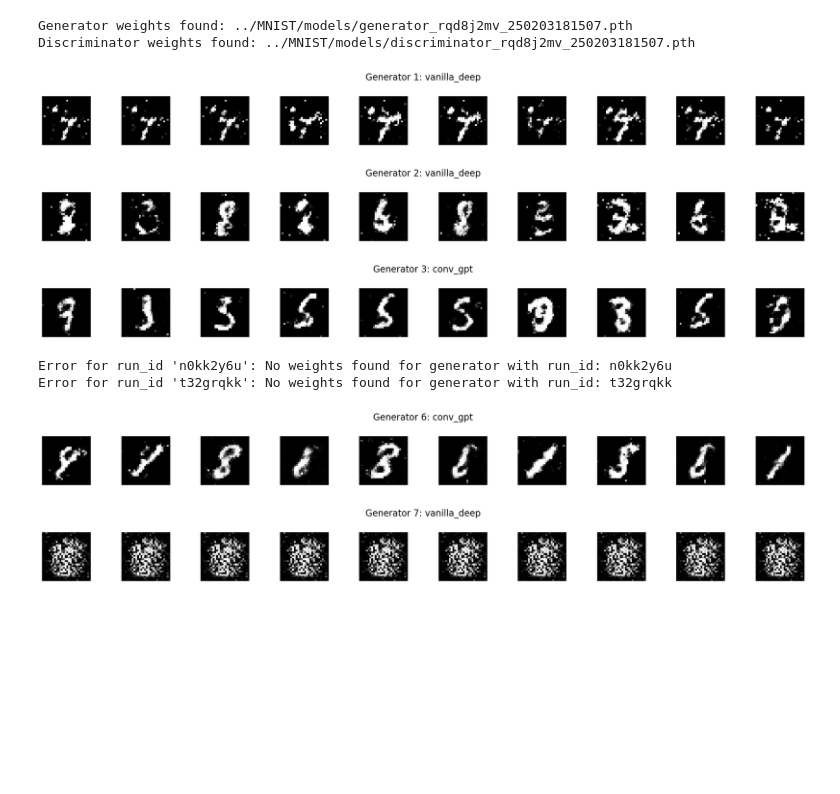
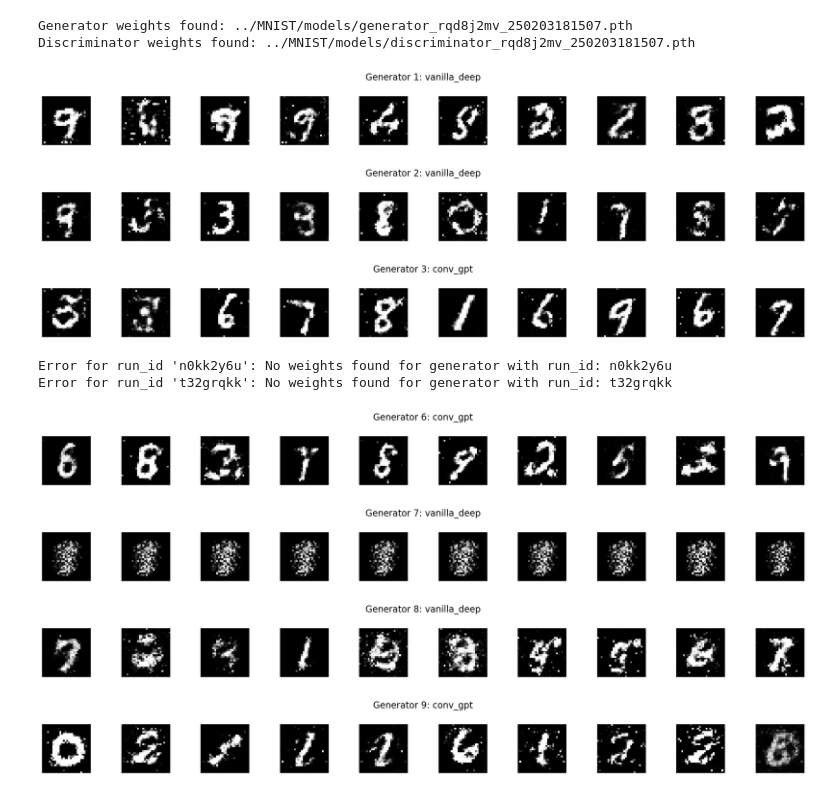
Before and after one commit to bobbypestana/gan_noise, a Jupyter notebook: notebooks/explore_results.ipynb, the cells around one changed output. Drawn from its saved outputs; the diff is of its cells as text; code cells hidden in the pictures; blank space fills up the shorter version.

```diff
--- a/notebooks/explore_results.ipynb
+++ b/notebooks/explore_results.ipynb
@@ -274,54 +274,56 @@ def compare_generators(run_ids, architectures, latent_sizes, num_samples=10, noi
             print(f"Unexpected error for run_id '{run_id}': {e}")
 # %%
 # List of run_ids to compare
-run_ids = ["rqd8j2mv", "0aua94i4", "oho43hkl",  "n0kk2y6u", "t32grqkk", "9jzv8psh", "nay85spo"]  # Replace with your list of run_ids
+run_ids = ["rqd8j2mv", "0aua94i4", "oho43hkl",  "n0kk2y6u", "t32grqkk", "9jzv8psh", "nay85spo", "xqa98702", "pmxtdp62"]  # Replace with your list of run_ids
 
 # Number of samples per Generator
 num_samples = 10
 
 custom_noise_config = {
     # Options: 'normal', 'uniform', 'exponential', 'lognormal', 'gamma', 'poisson', 'random_binary', 'pfc_sim'.
-    "noise_type": "pfc_sim",
-    "noise_mean": 0.0,
-    "noise_std": 1.0,
+    "noise_type": "normal",
+    "noise_mean":0.0,
+    "noise_std": 2.0,
     "noise_min": -1.0,
     "noise_max": 1.0,
     "noise_lambda": 1.0,
     "noise_alpha": 2.0,
     "noise_beta": 1.0,
     "photonic_modes": 8,  # Number of photonic modes (for PFC simulation)
     "photonic_layers": 3,  # Number of layers (for PFC simulation)
 }
 
 
 # Extract architectures and latent sizes
 architectures = []
 latent_sizes = []
 for run_id in run_ids:
     config = find_architecture(run_id)  # Get full configuration
     architectures.append(config[0])  # Architecture name
     latent_sizes.append(config[1]['latent_size']['value'])  # Latent size
 
 # Use the latent size of the first generator to generate noise vectors
 latent_size = latent_sizes[0]  # Assume all generators have the same latent size
 custom_noise_config["batch_size"] = num_samples
 custom_noise_config["latent_size"] = latent_size
 
 # Initialize NoiseGenerator and generate noise vectors
 device = torch.device("cpu")  # Use CPU for noise generation
 noise_gen = NoiseGenerator(config=custom_noise_config, device=device)
 noise_vectors = noise_gen.generate_noise()
 
 # Compare the Generators
 compare_generators(run_ids, architectures, latent_sizes, num_samples=num_samples, noise_vectors=noise_vectors)
 # %% [output]
-[figure, old version]
+[figure, new version]
-[figure, old version]
+[figure, new version]
-[figure, old version]
+[figure, new version]
 Error for run_id 'n0kk2y6u': No weights found for generator with run_id: n0kk2y6u
 Error for run_id 't32grqkk': No weights found for generator with run_id: t32grqkk
-[figure, old version]
+[figure, new version]
-[figure, old version]
+[figure, new version]
+[figure, added]
+[figure, added]
 # %%
 def plot_noise_raw(noise_type_, config_, noise_vectors):
     """
```
Also changed, not shown: parts of 1 cell of this notebook, 3 other files.
